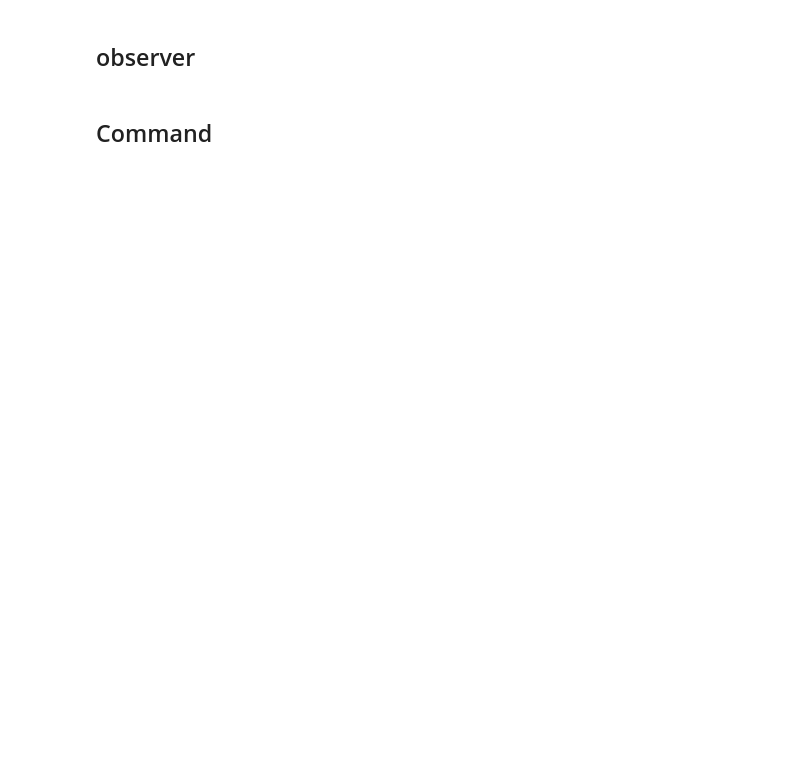
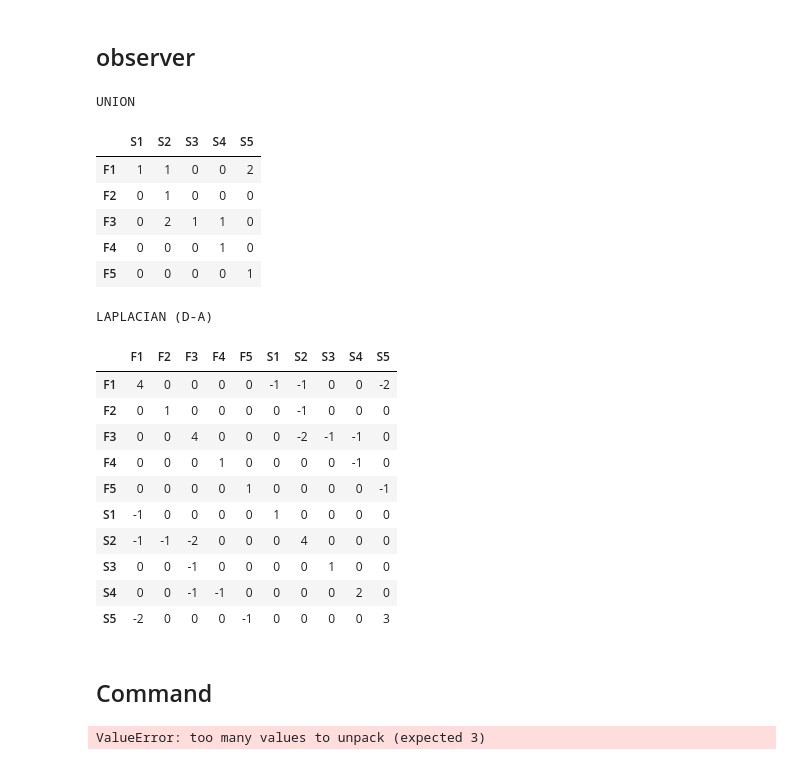
Before and after one commit to harella1/Modularity-Matrix, a Jupyter notebook: obsever vs command.ipynb, the cells around one changed output. Drawn from its saved outputs; the diff is of its cells as text; code cells hidden in the pictures; blank space fills up the shorter version.

```diff
--- a/obsever vs command.ipynb
+++ b/obsever vs command.ipynb
@@ -2,14 +2,17 @@
 import numpy as np
 from numpy import linalg as LA
 import math
+import pandas as pd
+import matplotlib as mpl
+import matplotlib.pyplot as plt
 
 def GetEigen_WithWeights (Prov_mat, Cons_mat, Prov_Weight, Cons_Weight):
-    dim = dim = int(math.sqrt(Prov_mat.size))
+    dim  = int(math.sqrt(Prov_mat.size))
     union_mat = Prov_mat*Prov_Weight + Cons_mat*Cons_Weight
-    row_sum = np.sum(union_mat,axis = 1)
-    col_sum = np.sum(union_mat,axis = 0)
-    deg_mat = np.diag(np.concatenate((col_sum,row_sum)))
-    adj_mat = np.block([[np.zeros((dim,dim)),union_mat.T], [union_mat, np.zeros((dim,dim))]])
+    row_sum = np.sum(union_mat,axis = 1) #functionals sum
+    col_sum = np.sum(union_mat,axis = 0) #structors sum
+    deg_mat = np.diag(np.concatenate((row_sum,col_sum))) #functionals first
+    adj_mat = np.block([[np.zeros((dim,dim)),union_mat], [union_mat.T, np.zeros((dim,dim))]])
     laplacian = np.matrix(deg_mat-adj_mat)
     w,v = LA.eig(laplacian)
     #print(np.around(v,4),np.around(w,4))
@@ -17,10 +20,10 @@ def GetEigen_WithWeights (Prov_mat, Cons_mat, Prov_Weight, Cons_Weight):
     #print(Cons_Weight,fiedler_idx,v)
     fiedler_value = w[fiedler_idx]
     fiedler_vector = v[:,fiedler_idx]
-    return fiedler_value,fiedler_vector
+    return union_mat,laplacian, fiedler_value,fiedler_vector
 # %%
 Provider_weight = 1
-Consumer_weights = [1.2, 1.5, 2, 3, 4, 5, 10, 25]
+Consumer_weights = [1.2, 1.5, 2, 4, 8, 16, 32, 64]
 # %% [markdown]
 ## observer
 # %%
@@ -52,12 +55,43 @@ provider_mat = np.reshape(mat, (dim, dim))  # reshape Matrix mat to square
 
 mat = np.fromstring(consumer_str, dtype=int, sep='\t')  # Matrix mat elements from mstring
 consumer_mat = np.reshape(mat, (dim, dim))  # reshape Matrix mat to square
-# %%
-f_vals = []
-f_vecs = []
-for cons_w in Consumer_weights:
-    f_val,f_vec = GetEigen_WithWeights(provider_mat,consumer_mat,Provider_weight,cons_w)
-    #print(cons_w,f_vec)
-    f_vals.append(f_val)
-    f_vecs.append(f_vec.A1.tolist())
+# %%
+f_vals = []
+f_vecs = []
+for cons_w in Consumer_weights:
+    union_mat,laplacian,f_val,f_vec = GetEigen_WithWeights(provider_mat,consumer_mat,Provider_weight,cons_w)
+    #print(cons_w,f_vec)
+    f_vals.append(f_val)
+    f_vecs.append(f_vec.A1.tolist())
+    if cons_w==2:
+        ### display laplacian for weight 2
+        indx = ['F{}'.format(i) for i in range(1, dim+1)]
+        header = ['S{}'.format(i) for i in range(1, dim+1)]
+        union_df = pd.DataFrame(union_mat, columns= header, index = indx)
+        u=union_df.style.background_gradient(cmap='Wistia').set_caption("UNION")
+        laplacian_df = pd.DataFrame(laplacian, columns= indx+header, index = indx+header)
+        lap=laplacian_df.style.background_gradient(cmap='Wistia').set_caption("LAPLACIAN (D-A)")
+        display(u)
+        display(lap)
+        ####
+# %% [output]
+UNION
+|  | S1 | S2 | S3 | S4 | S5 |
+| F1 | 1 | 1 | 0 | 0 | 2 |
+| F2 | 0 | 1 | 0 | 0 | 0 |
+| F3 | 0 | 2 | 1 | 1 | 0 |
+| F4 | 0 | 0 | 0 | 1 | 0 |
+| F5 | 0 | 0 | 0 | 0 | 1 |
+LAPLACIAN (D-A)
+|  | F1 | F2 | F3 | F4 | F5 | S1 | S2 | S3 | S4 | S5 |
+| F1 | 4 | 0 | 0 | 0 | 0 | -1 | -1 | 0 | 0 | -2 |
+| F2 | 0 | 1 | 0 | 0 | 0 | 0 | -1 | 0 | 0 | 0 |
+| F3 | 0 | 0 | 4 | 0 | 0 | 0 | -2 | -1 | -1 | 0 |
+| F4 | 0 | 0 | 0 | 1 | 0 | 0 | 0 | 0 | -1 | 0 |
+| F5 | 0 | 0 | 0 | 0 | 1 | 0 | 0 | 0 | 0 | -1 |
+| S1 | -1 | 0 | 0 | 0 | 0 | 1 | 0 | 0 | 0 | 0 |
+| S2 | -1 | -1 | -2 | 0 | 0 | 0 | 4 | 0 | 0 | 0 |
+| S3 | 0 | 0 | -1 | 0 | 0 | 0 | 0 | 1 | 0 | 0 |
+| S4 | 0 | 0 | -1 | -1 | 0 | 0 | 0 | 0 | 2 | 0 |
+| S5 | -2 | 0 | 0 | 0 | -1 | 0 | 0 | 0 | 0 | 3 |
 # %%
@@ -108,19 +139,29 @@ consumer_mat = np.reshape(mat, (dim, dim))  # reshape Matrix mat to square
 f2_vals = []
 f2_vecs = []
 for cons_w in Consumer_weights:
-    f_val,f_vec = GetEigen_WithWeights(provider_mat,consumer_mat,Provider_weight,cons_w)
+    laplacian,f_val,f_vec = GetEigen_WithWeights(provider_mat,consumer_mat,Provider_weight,cons_w)
     #print(cons_w,f_vec)
     f2_vals.append(f_val)
     f2_vecs.append(f_vec.A1.tolist())
+    if cons_w==2:
+        ### display laplacian for weight 2
+        indx = ['F{}'.format(i) for i in range(1, dim+1)]
+        header = ['S{}'.format(i) for i in range(1, dim+1)]
+        laplacian_df = pd.DataFrame(laplacian, columns= indx+header, index = indx+header)
+        lap=laplacian_df.style.background_gradient(cmap='Wistia').set_caption("LAPLACIAN (D-A)")
+        display(lap)
+        ####
 
 vheader = ['Weight {}: '.format(i) + str(x) for i,x in zip(Consumer_weights,np.around(f2_vals,3))]
 header = ['S{}'.format(i) for i in range(1, dim+1)]
 indx = ['F{}'.format(i) for i in range(1, dim+1)]
-res_df = pd.DataFrame(np.around(f2_vecs,5).T, columns= vheader, index = header+indx)
+res_df = pd.DataFrame(np.around(f2_vecs,5).T, columns= vheader, index = indx+header)
 pd.options.display.max_colwidth = 130
 res1=res_df.style.\
     applymap (color_negative_red).\
     set_caption("Command Fiedler EIGENVALUES & EIGENVECTORS")
+# %% [output]
+ValueError: too many values to unpack (expected 3)
 # %%
 ax = plt.gca()
 df = pd.DataFrame({
```
Also changed, not shown: parts of 3 cells of this notebook, 4 other files.
